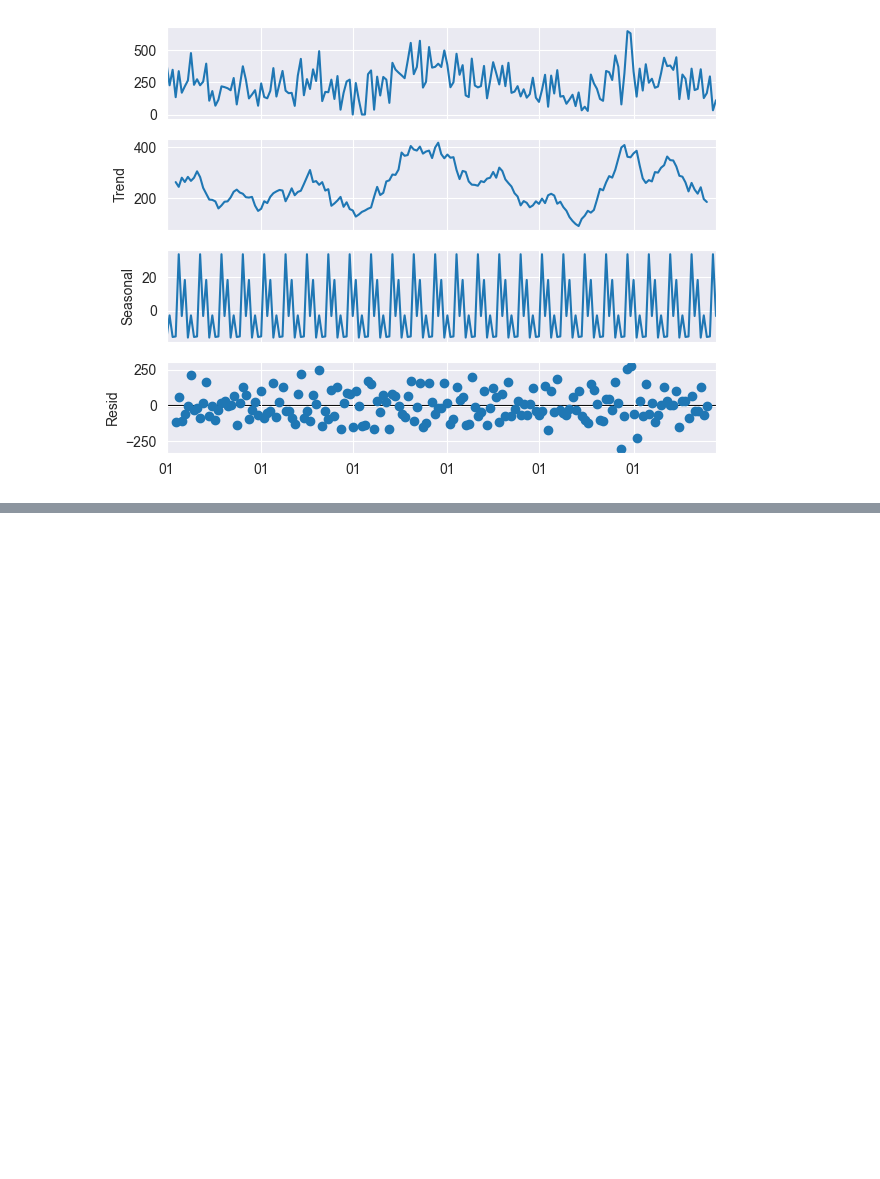
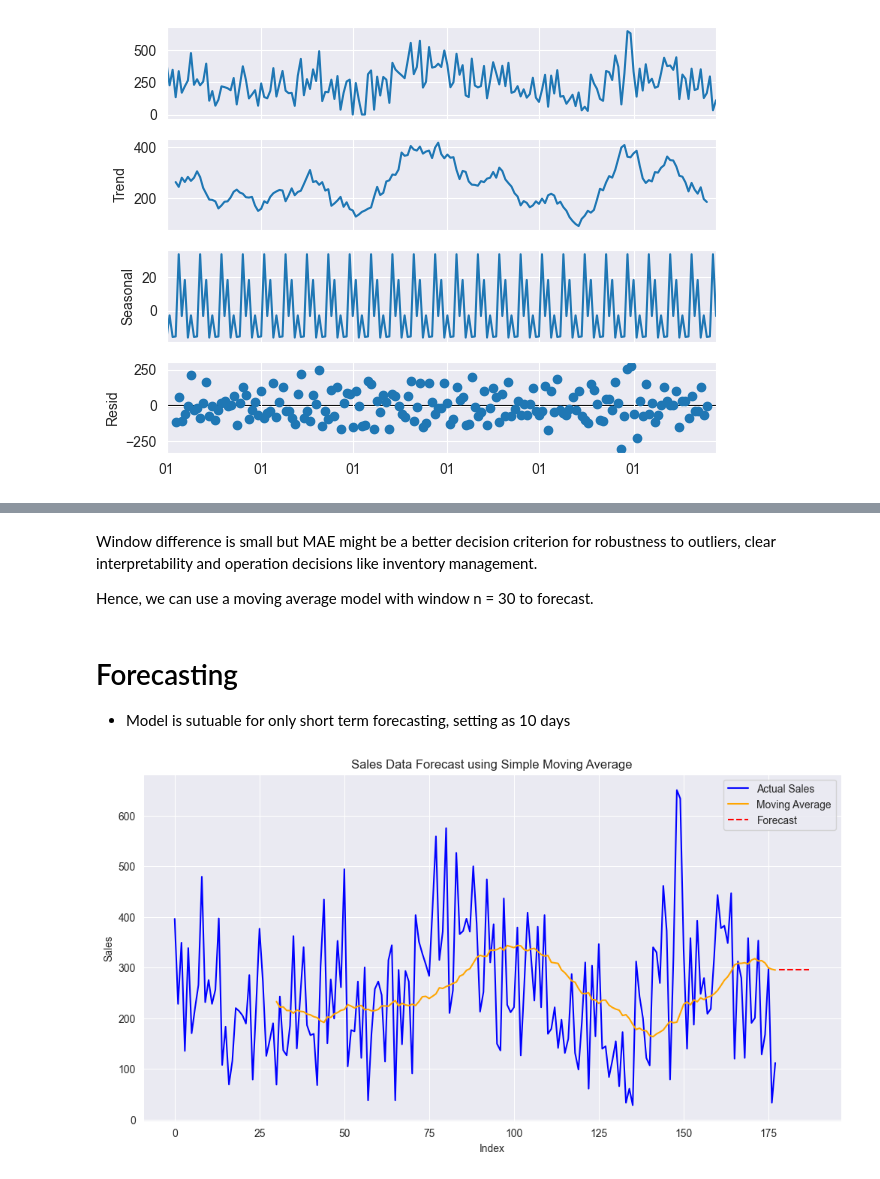
Before and after one commit to eleanatan/data-science, a Jupyter notebook: forecasting/time_series/coffee_sales_forecasting.ipynb, the cells around one changed output, grey strips where cells are left out. Drawn from its saved outputs; the diff is of its cells as text; code cells hidden in the pictures; blank space fills up the shorter version.

```diff
--- a/forecasting/time_series/coffee_sales_forecasting.ipynb
+++ b/forecasting/time_series/coffee_sales_forecasting.ipynb
@@ -309,0 +367,32 @@ plt.show()
+# %% [markdown]
+Window difference is small but MAE might be a better decision criterion for robustness to outliers, clear interpretability and operation decisions like inventory management.
+
+Hence, we can use a moving average model with window n = 30 to forecast.
+# %% [markdown]
+# Forecasting
+- Model is sutuable for only short term forecasting, setting as 10 days
+# %%
+def simple_moving_average_forecast(data, window_size, forecast_periods):
+    moving_average = data.rolling(window=window_size).mean().shift(1)  # Shift to avoid lookahead bias
+    last_moving_average = moving_average.iloc[-1]
+    forecast = [last_moving_average] * forecast_periods
+    return forecast, moving_average
+
+window_size = 30
+forecast_periods = 10
+
+forecast, moving_average = simple_moving_average_forecast(df_daily['money'], window_size, forecast_periods)
+forecast_index = range(len(df_daily['money']), len(df_daily['money']) + forecast_periods)
+forecast_series = pd.Series(forecast, index=forecast_index)
+
+plt.figure(figsize=(12, 6))
+plt.plot(df_daily['money'], label='Actual Sales', color='blue')
+plt.plot(moving_average, label='Moving Average', color='orange')
+plt.plot(forecast_series, label='Forecast', color='red', linestyle='--')
+plt.title('Sales Data Forecast using Simple Moving Average')
+plt.xlabel('Index')
+plt.ylabel('Sales')
+plt.legend()
+plt.show()
+# %% [output]
+[figure, added]
```
Also changed, not shown: parts of 28 cells of this notebook.
